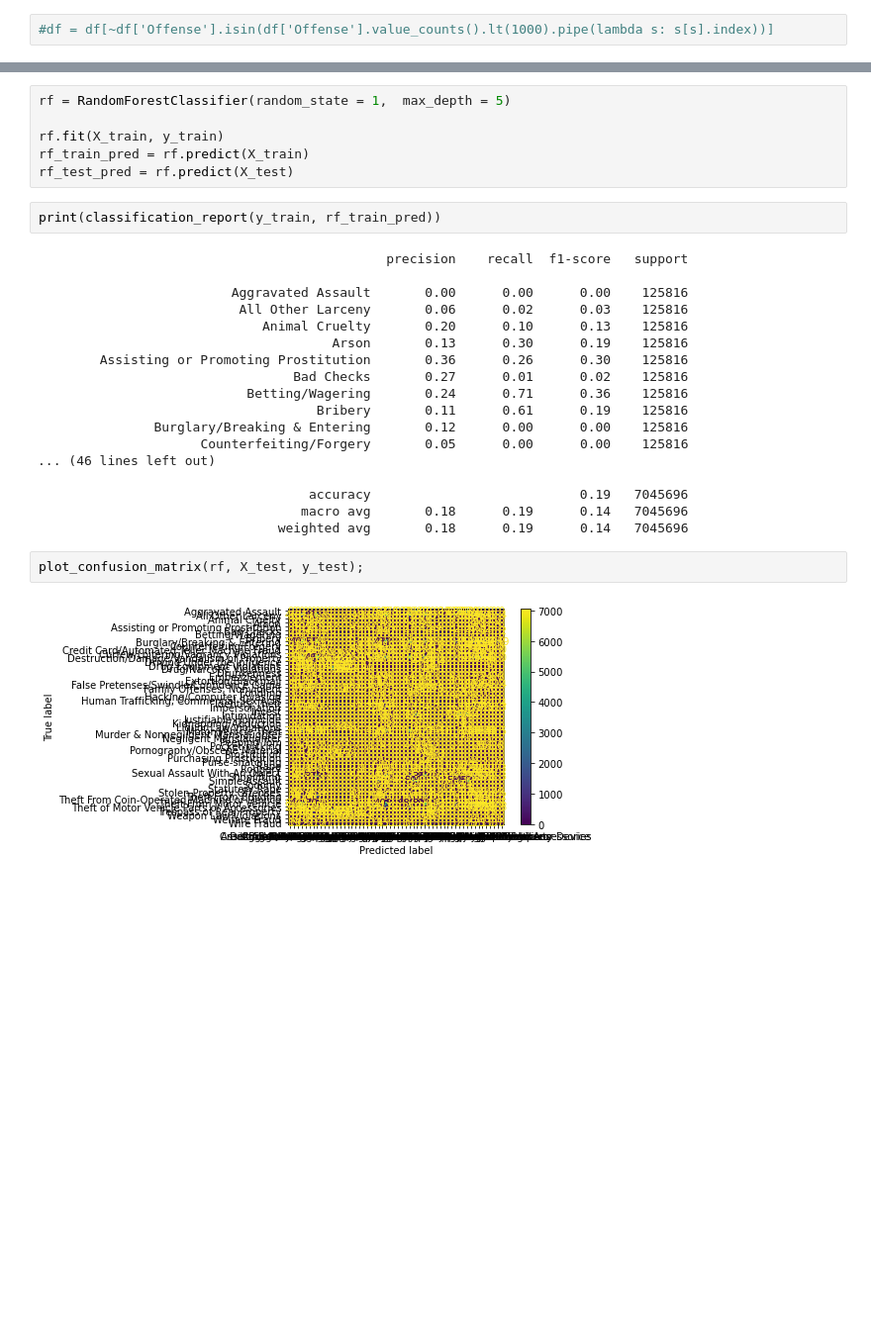
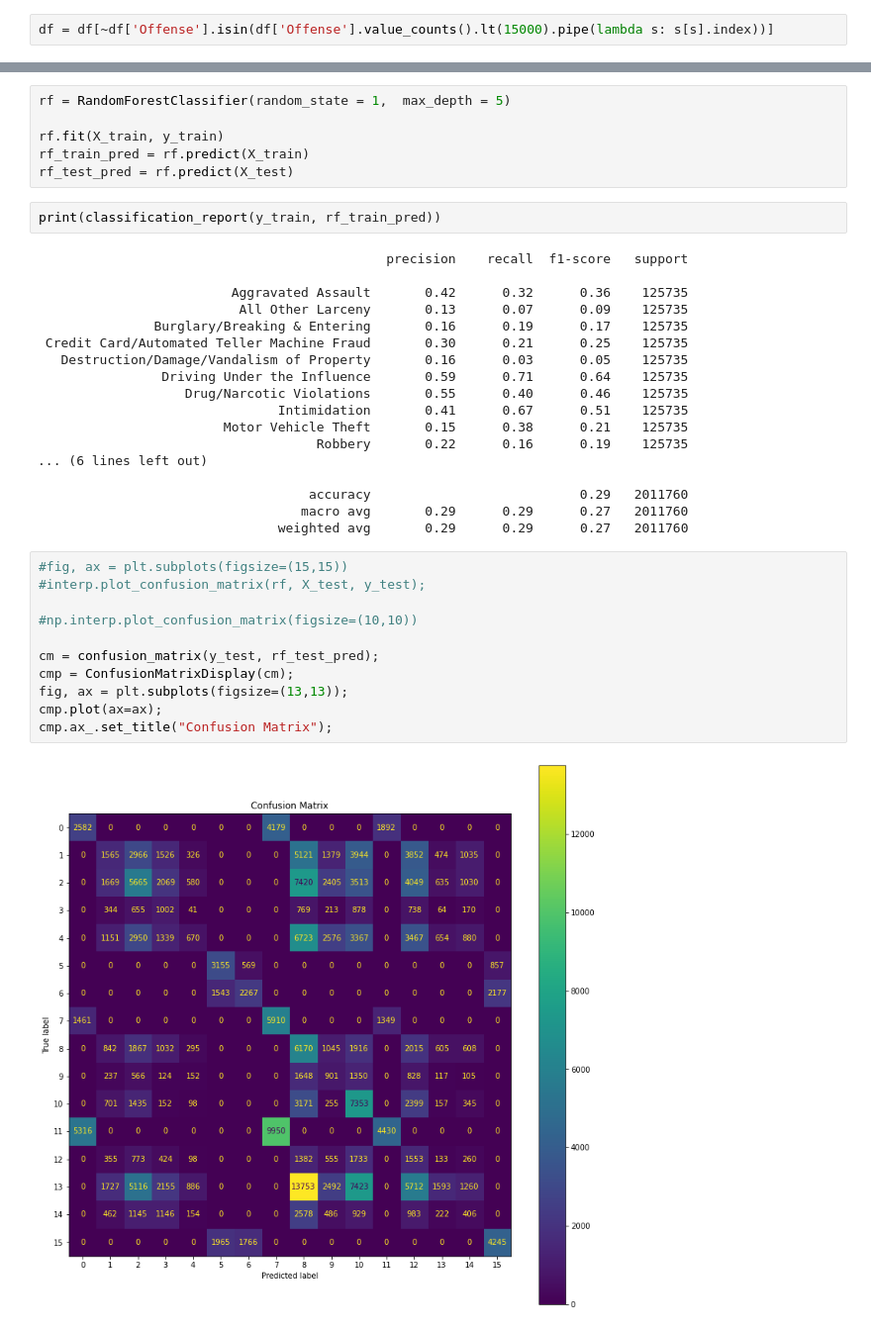
Before and after one commit to aharri123/Seattle-Crime, a Jupyter notebook: Seattle-Crime.ipynb, the cells around one changed output, grey strips where cells are left out. Shown at 99% size. Drawn from its saved outputs; the diff is of its cells as text; blank space fills up the shorter version.

Commit message:
Fixed confusion matrix

```diff
--- a/Seattle-Crime.ipynb
+++ b/Seattle-Crime.ipynb
@@ -505,7 +507,7 @@ Negligent Manslaughter                             18
 Bribery                                            16
 Name: Offense, dtype: int64
 # %%
-#df = df[~df['Offense'].isin(df['Offense'].value_counts().lt(1000).pipe(lambda s: s[s].index))]
+df = df[~df['Offense'].isin(df['Offense'].value_counts().lt(15000).pipe(lambda s: s[s].index))]
 # %%
 df["Offense"].value_counts()
 # %% [output]
@@ -596,22 +598,31 @@ print(classification_report(y_train, rf_train_pred))
 # %% [output]
                                              precision    recall  f1-score   support
 
-                         Aggravated Assault       0.00      0.00      0.00    125816
-                          All Other Larceny       0.06      0.02      0.03    125816
-                             Animal Cruelty       0.20      0.10      0.13    125816
-                                      Arson       0.13      0.30      0.19    125816
-        Assisting or Promoting Prostitution       0.36      0.26      0.30    125816
-                                 Bad Checks       0.27      0.01      0.02    125816
-                           Betting/Wagering       0.24      0.71      0.36    125816
-                                    Bribery       0.11      0.61      0.19    125816
-               Burglary/Breaking & Entering       0.12      0.00      0.00    125816
-                     Counterfeiting/Forgery       0.05      0.00      0.00    125816
-... (46 lines left out)
+                         Aggravated Assault       0.42      0.32      0.36    125735
+                          All Other Larceny       0.13      0.07      0.09    125735
+               Burglary/Breaking & Entering       0.16      0.19      0.17    125735
+ Credit Card/Automated Teller Machine Fraud       0.30      0.21      0.25    125735
+   Destruction/Damage/Vandalism of Property       0.16      0.03      0.05    125735
+                Driving Under the Influence       0.59      0.71      0.64    125735
+                   Drug/Narcotic Violations       0.55      0.40      0.46    125735
+                               Intimidation       0.41      0.67      0.51    125735
+                        Motor Vehicle Theft       0.15      0.38      0.21    125735
+                                    Robbery       0.22      0.16      0.19    125735
+... (6 lines left out)
 
-                                   accuracy                           0.19   7045696
-                                  macro avg       0.18      0.19      0.14   7045696
-                               weighted avg       0.18      0.19      0.14   7045696
+                                   accuracy                           0.29   2011760
+                                  macro avg       0.29      0.29      0.27   2011760
+                               weighted avg       0.29      0.29      0.27   2011760
-# %%
-plot_confusion_matrix(rf, X_test, y_test);
-# %% [output]
-[figure, removed]
+# %%
+#fig, ax = plt.subplots(figsize=(15,15))
+#interp.plot_confusion_matrix(rf, X_test, y_test);
+
+#np.interp.plot_confusion_matrix(figsize=(10,10))
+
+cm = confusion_matrix(y_test, rf_test_pred);
+cmp = ConfusionMatrixDisplay(cm);
+fig, ax = plt.subplots(figsize=(13,13));
+cmp.plot(ax=ax);
+cmp.ax_.set_title("Confusion Matrix");
+# %% [output]
+[figure, added]
```
Also changed, not shown: parts of 3 cells of this notebook.
